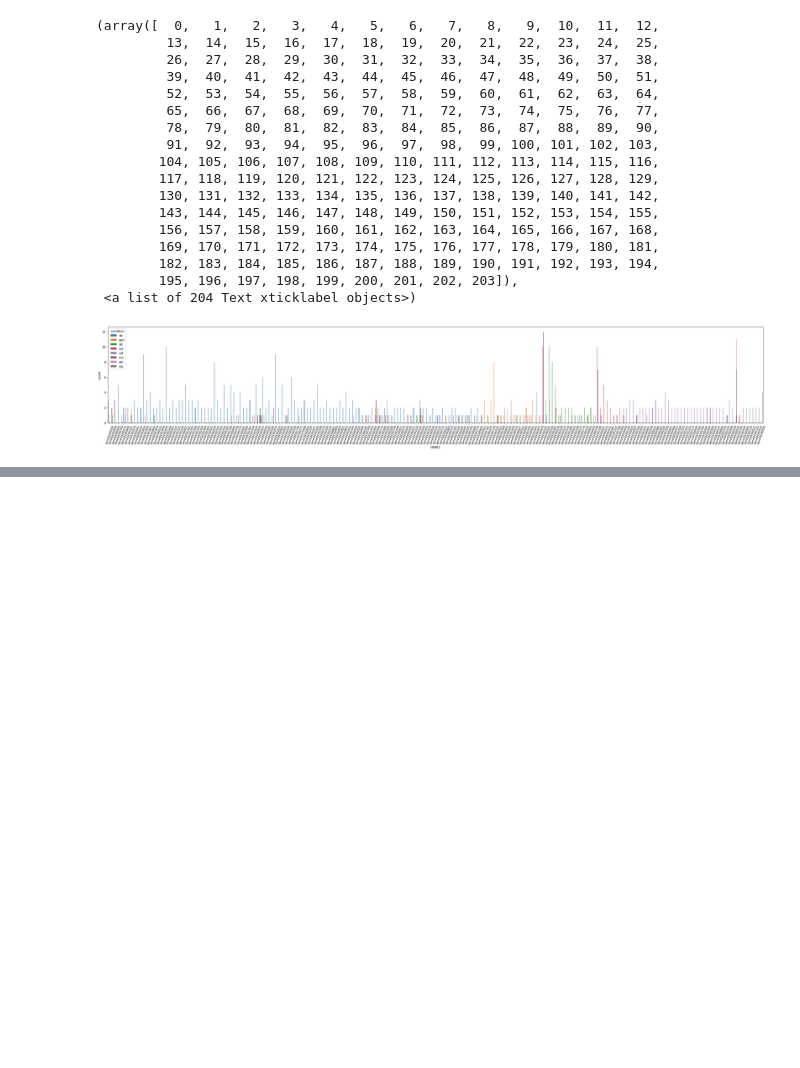
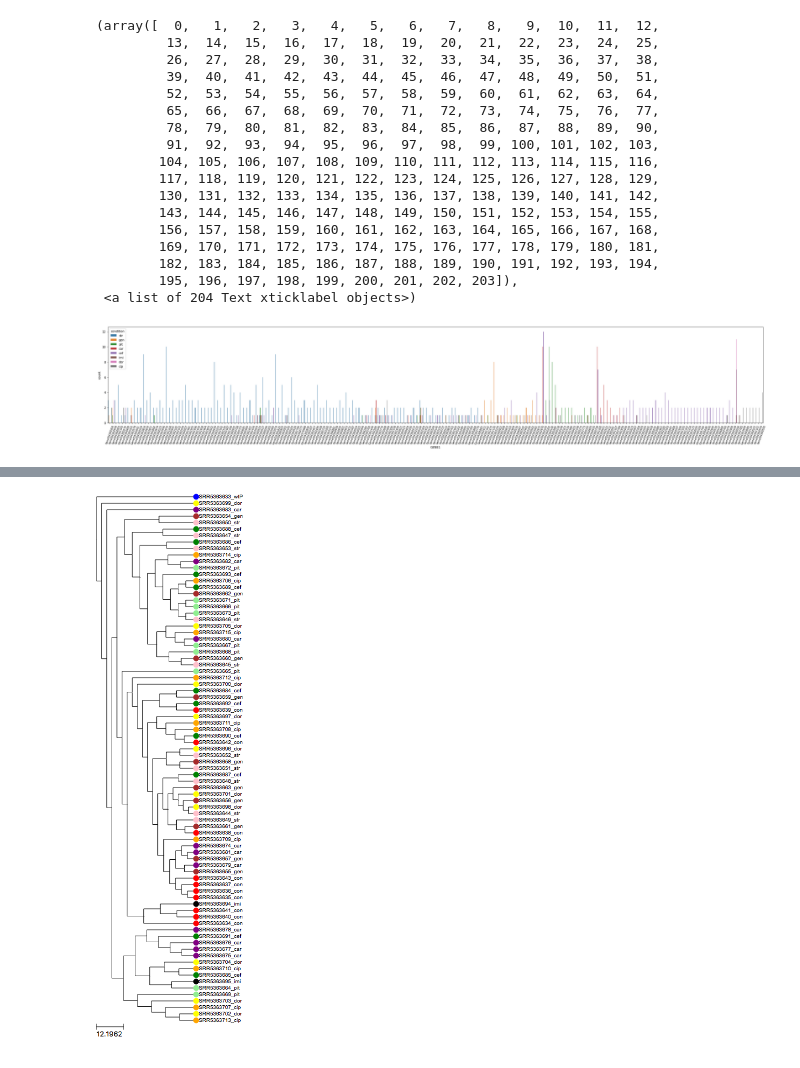
Before and after one commit to nekrut/notebooks, a Jupyter notebook: pa14/IntragenicVar_grouped_by_gene.ipynb, the cells around one changed output, grey strips where cells are left out. Saved outputs shown, nothing was run; the diff lists cells and outputs as text; code cells hidden in the pictures; blank space fills up the shorter version.

```diff
--- a/pa14/IntragenicVar_grouped_by_gene.ipynb
+++ b/pa14/IntragenicVar_grouped_by_gene.ipynb
@@ -570,0 +938,5 @@ plt.xticks(rotation=70, size='small')
+# %%
+t.convert_to_ultrametric(strategy='balanced')
+t.render("%%inline", tree_style=ts)
+# %% [output]
+[figure, added]
```
Also changed, not shown: parts of 68 cells of this notebook.
